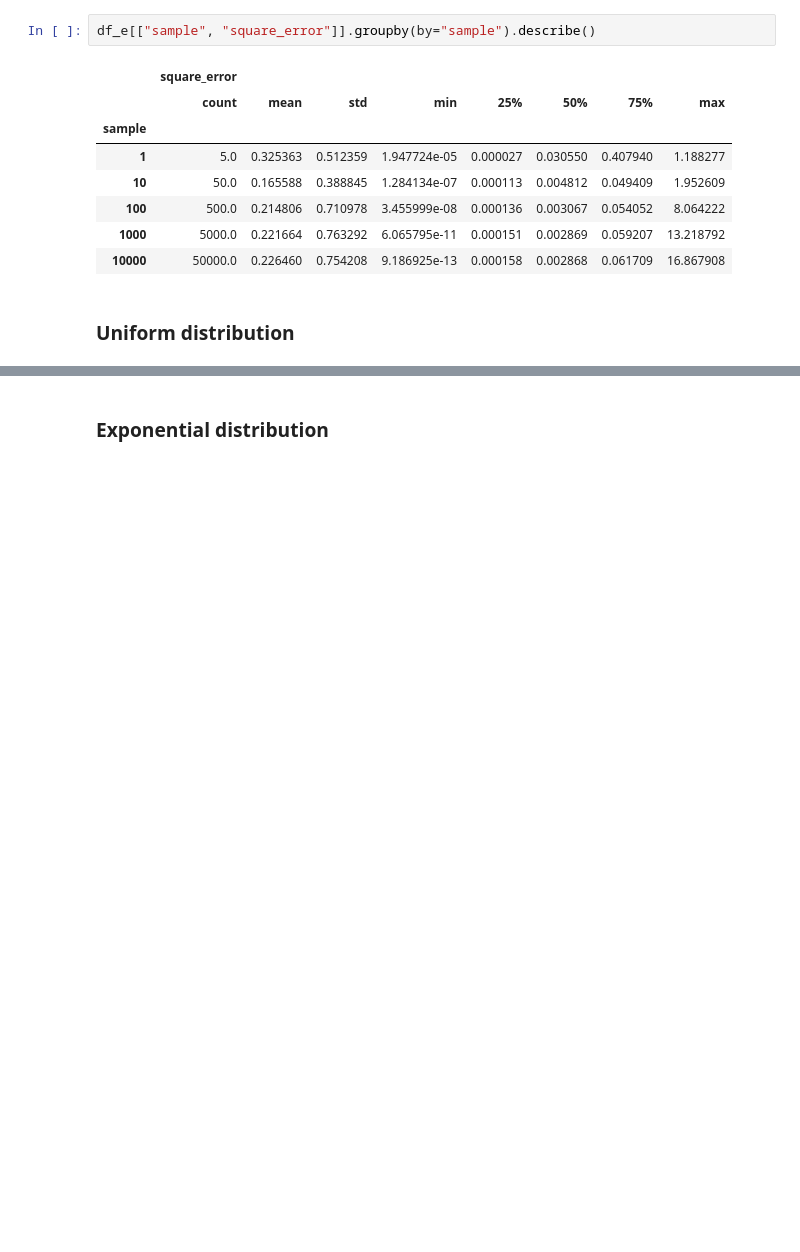
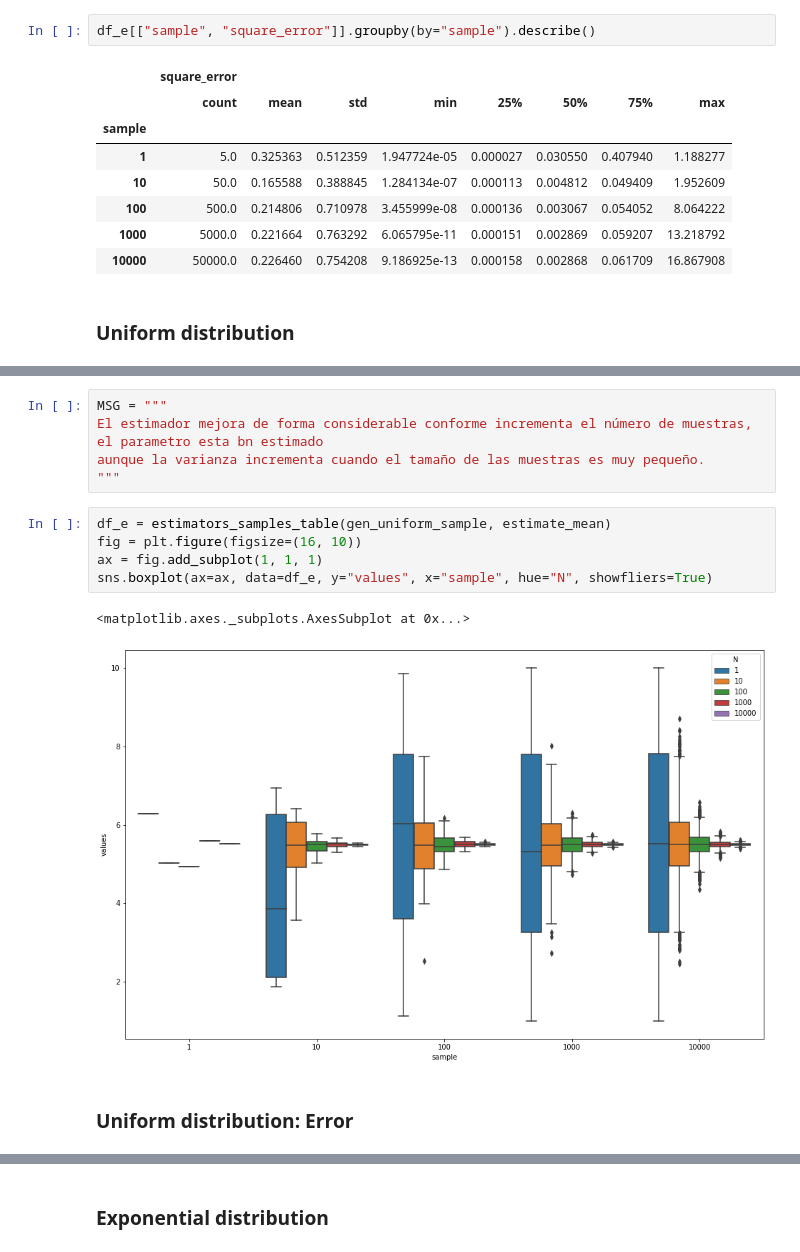
Before and after one commit to SebastianCerquera/datascience, a Jupyter notebook: stats/frequential_parameter_estimation.ipynb, the cells around one changed output, grey strips where cells are left out. Saved outputs shown, nothing was run; the diff lists cells and outputs as text; blank space fills up the shorter version.

```diff
--- a/stats/frequential_parameter_estimation.ipynb
+++ b/stats/frequential_parameter_estimation.ipynb
@@ -201,0 +236,15 @@ def gen_uniform_sample(N, lower=LOW, upper=MAX):
+# %%
+MSG = """
+El estimador mejora de forma considerable conforme incrementa el número de muestras, el parametro esta bn estimado
+aunque la varianza incrementa cuando el tamaño de las muestras es muy pequeño.
+"""
+# %%
+df_e = estimators_samples_table(gen_uniform_sample, estimate_mean)
+fig = plt.figure(figsize=(16, 10))
+ax = fig.add_subplot(1, 1, 1)
+sns.boxplot(ax=ax, data=df_e, y="values", x="sample", hue="N", showfliers=True)
+# %% [output]
+<matplotlib.axes._subplots.AxesSubplot at 0x...>
+[figure, added]
+# %% [markdown]
+### Uniform distribution: Error
```
Also changed, not shown: parts of 23 cells of this notebook, 1 other file.
